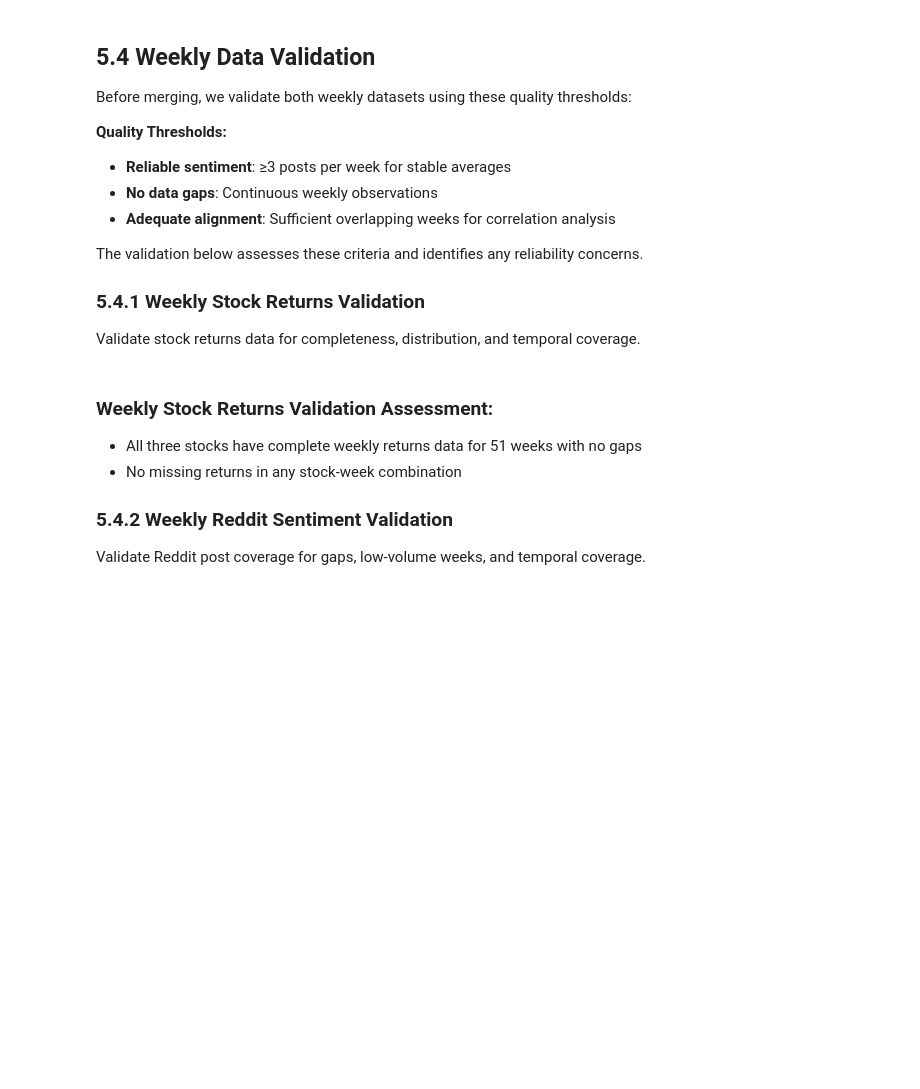
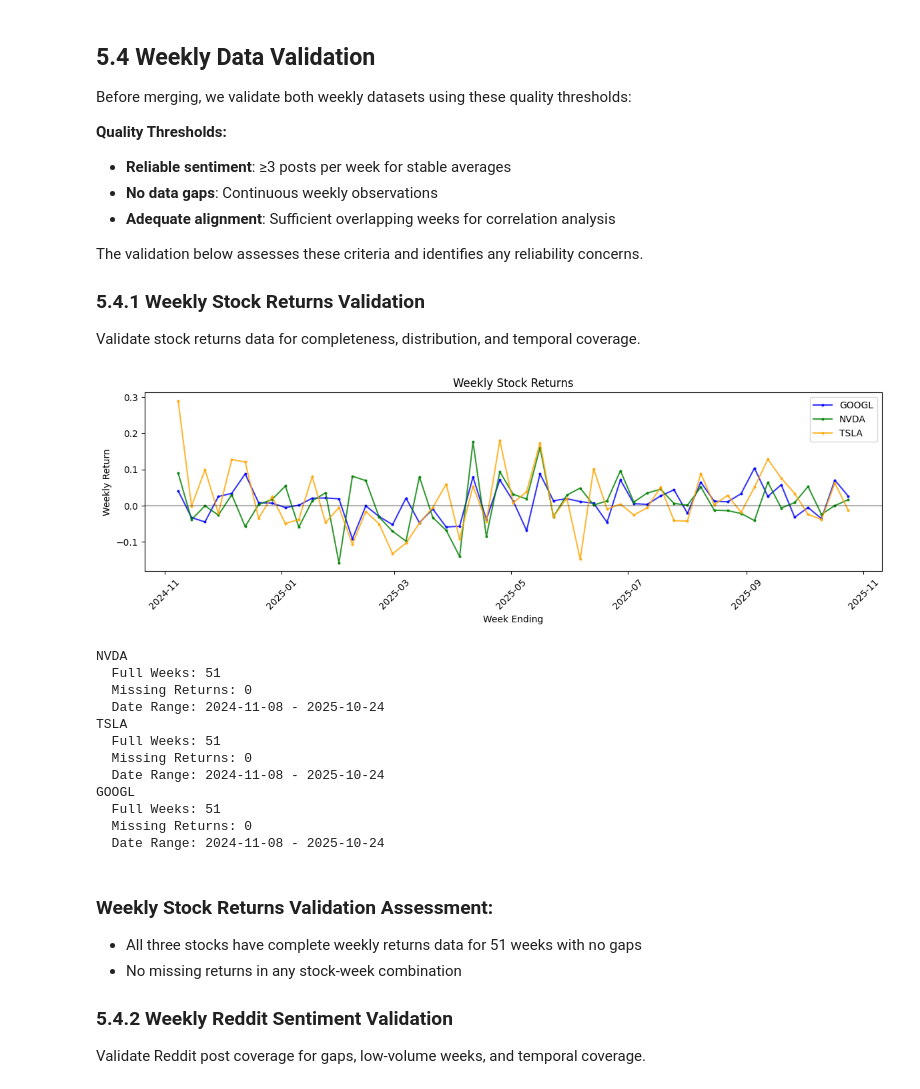
Before and after one commit to Raumfahrer007/stock_news_analyzer, a Jupyter notebook: notebooks/stock_news_analyzer_project.ipynb, the cells around one changed output. Drawn from its saved outputs; the diff is of its cells as text; code cells hidden in the pictures; blank space fills up the shorter version.

```diff
--- a/notebooks/stock_news_analyzer_project.ipynb
+++ b/notebooks/stock_news_analyzer_project.ipynb
@@ -834,7 +985,7 @@ print(f"   Date range: {reddit_posts_sentiment['datetime'].min().date()} to {red
 print("\n--- Weekly Stock Returns Calculation ---")
 
 def calculate_weekly_stock_returns(stocks_df):
-     """
+    """
     Calculate weekly stock returns for correlation analysis.
 
     Args:
@@ -845,7 +996,7 @@ def calculate_weekly_stock_returns(stocks_df):
     """
     weekly_returns_list = []
 
-    for ticker in stocks_df['ticker'].unique():
+    for ticker in stocks_config.keys():
         ticker_data = stocks_df[stocks_df['ticker'] == ticker].copy()
 
         # Weekly returns (Friday to Friday)
@@ -935,27 +1100,41 @@ The validation below assesses these criteria and identifies any reliability conc
 Validate stock returns data for completeness, distribution, and temporal coverage.
 # %%
 plt.figure(figsize=(12, 4))
-pivot_returns = stock_returns_weekly.pivot(index='week_ending', columns='ticker', values='weekly_return')
+pivot_returns = stocks_returns_weekly.pivot(index='week_ending', columns='ticker', values='weekly_return')
 
 for ticker in pivot_returns.columns:
     plt.plot(pivot_returns.index, pivot_returns[ticker], marker='o', label=ticker, markersize=2, color=stocks_config[ticker]['color'], alpha=0.8)
 
 plt.title("Weekly Stock Returns")
 plt.xlabel("Week Ending")
 plt.ylabel("Weekly Return")
 plt.axhline(y=0, color='black', linestyle='-', alpha=0.3)
 plt.legend()
 plt.xticks(rotation=45)
 plt.tight_layout()
 plt.show()
 
-for ticker in stock_returns_weekly['ticker'].unique():
-    ticker_data = stock_returns_weekly[stock_returns_weekly['ticker'] == ticker]
+for ticker in stocks_config.keys():
+    ticker_data = stocks_returns_weekly[stocks_returns_weekly['ticker'] == ticker]
     missing_returns = ticker_data['weekly_return'].isna().sum()
     print(f"{ticker}")
     print(f"  Full Weeks: {len(ticker_data)}")
     print(f"  Missing Returns: {missing_returns}")
     print(f"  Date Range: {ticker_data['week_ending'].min()} - {ticker_data['week_ending'].max()}")
+# %% [output]
+[figure, added]
+NVDA
+  Full Weeks: 51
+  Missing Returns: 0
+  Date Range: 2024-11-08 - 2025-10-24
+TSLA
+  Full Weeks: 51
+  Missing Returns: 0
+  Date Range: 2024-11-08 - 2025-10-24
+GOOGL
+  Full Weeks: 51
+  Missing Returns: 0
+  Date Range: 2024-11-08 - 2025-10-24
 # %% [markdown]
 ### Weekly Stock Returns Validation Assessment:
 
```
Also changed, not shown: parts of 22 cells of this notebook.
